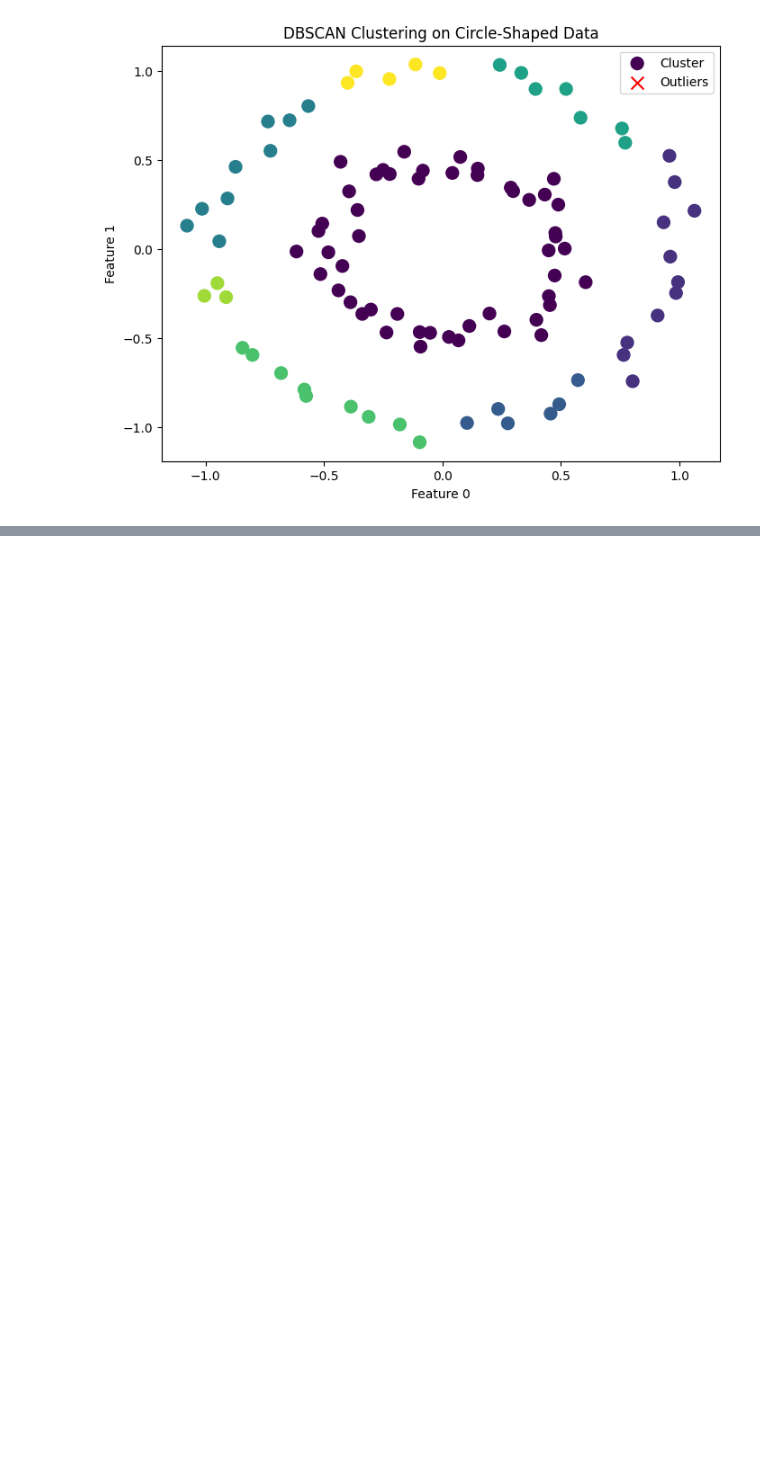
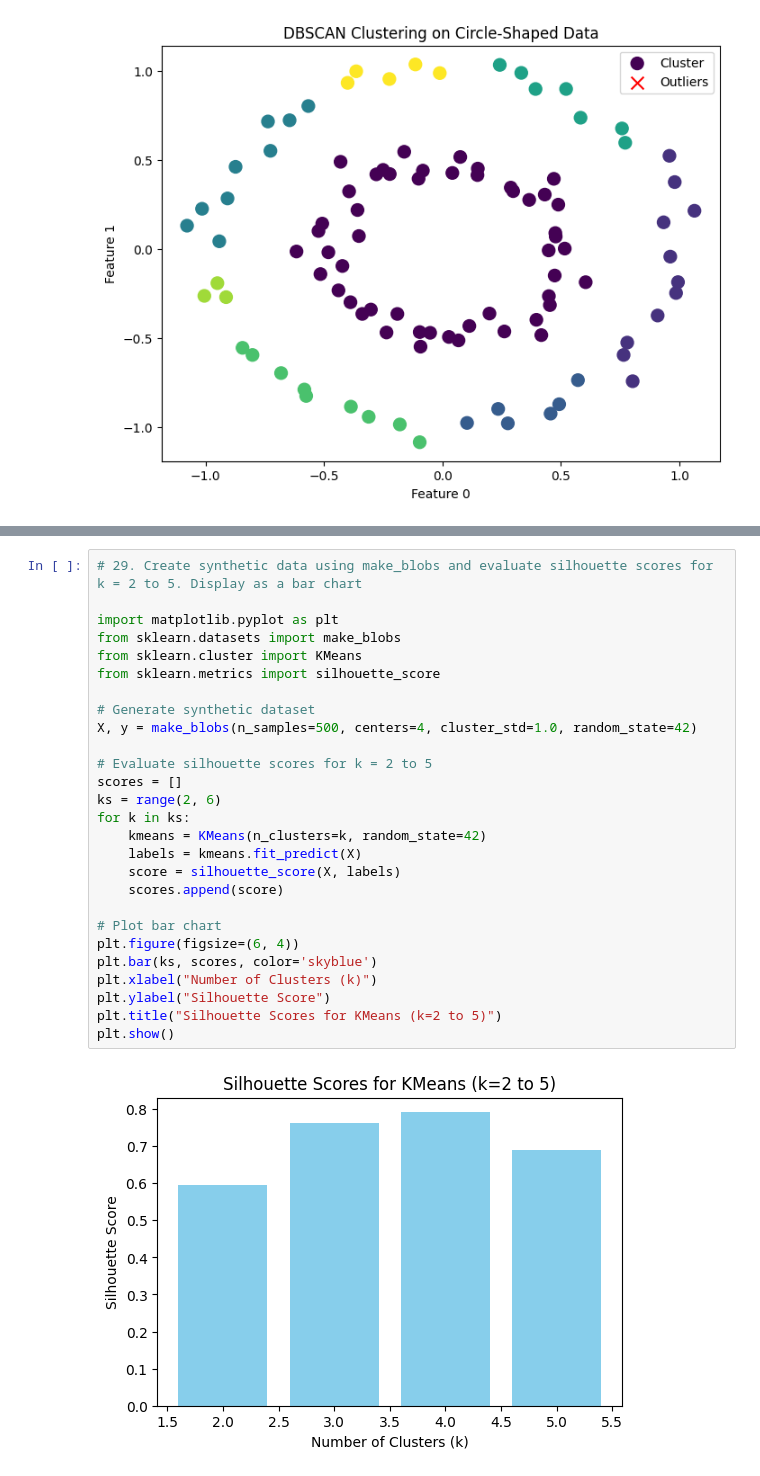
Before and after one commit to fp05107/PW_Skills_Assignments, a Jupyter notebook: Milestone_3_MachineLearning/week_11/Clustering_Assignment.ipynb, the cells around one changed output, grey strips where cells are left out. Saved outputs shown, nothing was run; the diff lists cells and outputs as text; blank space fills up the shorter version.

```diff
--- a/Milestone_3_MachineLearning/week_11/Clustering_Assignment.ipynb
+++ b/Milestone_3_MachineLearning/week_11/Clustering_Assignment.ipynb
@@ -462,0 +546,29 @@ plt.show()
+# %%
+# 29. Create synthetic data using make_blobs and evaluate silhouette scores for k = 2 to 5. Display as a bar chart
+
+import matplotlib.pyplot as plt
+from sklearn.datasets import make_blobs
+from sklearn.cluster import KMeans
+from sklearn.metrics import silhouette_score
+
+# Generate synthetic dataset
+X, y = make_blobs(n_samples=500, centers=4, cluster_std=1.0, random_state=42)
+
+# Evaluate silhouette scores for k = 2 to 5
+scores = []
+ks = range(2, 6)
+for k in ks:
+    kmeans = KMeans(n_clusters=k, random_state=42)
+    labels = kmeans.fit_predict(X)
+    score = silhouette_score(X, labels)
+    scores.append(score)
+
+# Plot bar chart
+plt.figure(figsize=(6, 4))
+plt.bar(ks, scores, color='skyblue')
+plt.xlabel("Number of Clusters (k)")
+plt.ylabel("Silhouette Score")
+plt.title("Silhouette Scores for KMeans (k=2 to 5)")
+plt.show()
+# %% [output]
+[figure, added]
```
Also changed, not shown: parts of 27 cells of this notebook, 1 other file.
